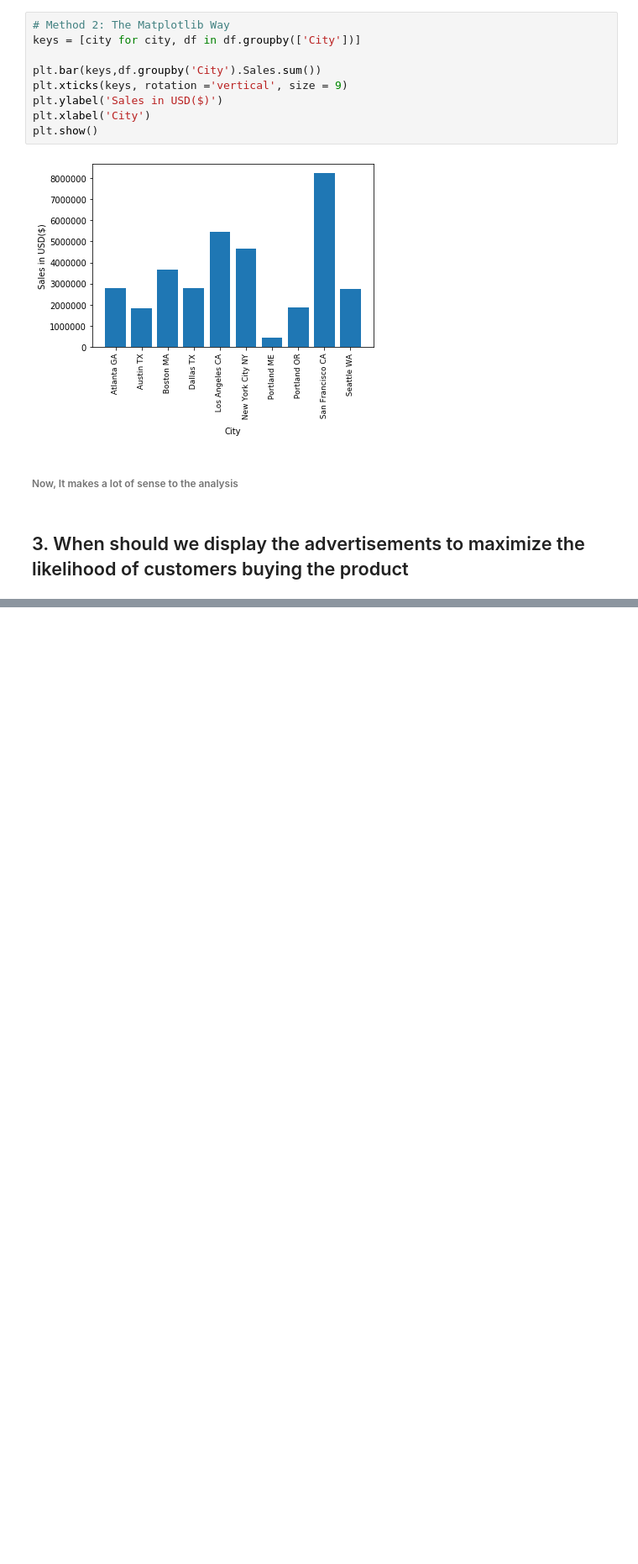
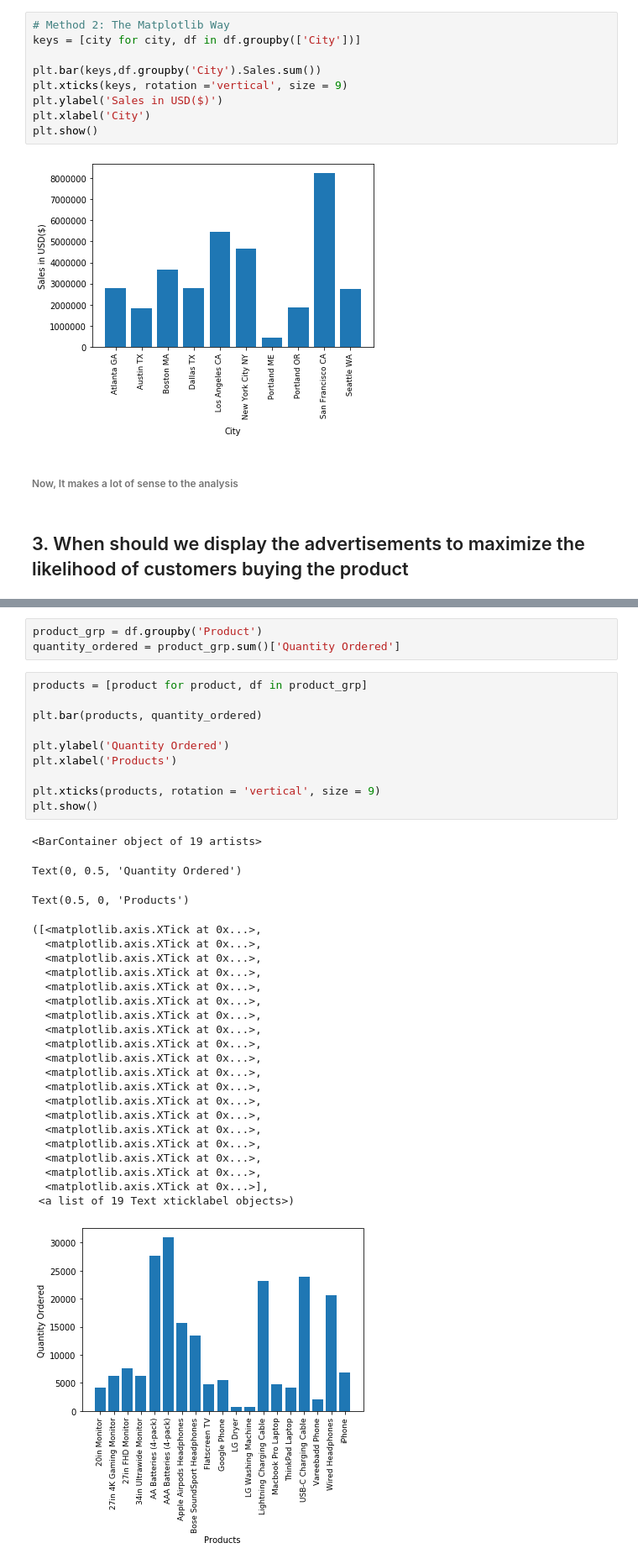
Before and after one commit to rustydigg918/Dell_Inspiron_works, a Jupyter notebook: Keith_Gali_Working_With_Real_World/Real life business problem.ipynb, the cells around one changed output, grey strips where cells are left out. Shown: that part at 84% size. Cells and saved outputs as stored; diff of their text form; blank space fills up the shorter version.

```diff
--- a/Keith_Gali_Working_With_Real_World/Real life business problem.ipynb
+++ b/Keith_Gali_Working_With_Real_World/Real life business problem.ipynb
@@ -598,0 +727,38 @@ array([<matplotlib.axes._subplots.AxesSubplot object at 0x...>],
+# %%
+product_grp = df.groupby('Product')
+quantity_ordered = product_grp.sum()['Quantity Ordered']
+# %%
+products = [product for product, df in product_grp]
+
+plt.bar(products, quantity_ordered)
+
+plt.ylabel('Quantity Ordered')
+plt.xlabel('Products')
+
+plt.xticks(products, rotation = 'vertical', size = 9)
+plt.show()
+# %% [output]
+<BarContainer object of 19 artists>
+Text(0, 0.5, 'Quantity Ordered')
+Text(0.5, 0, 'Products')
+([<matplotlib.axis.XTick at 0x...>,
+  <matplotlib.axis.XTick at 0x...>,
+  <matplotlib.axis.XTick at 0x...>,
+  <matplotlib.axis.XTick at 0x...>,
+  <matplotlib.axis.XTick at 0x...>,
+  <matplotlib.axis.XTick at 0x...>,
+  <matplotlib.axis.XTick at 0x...>,
+  <matplotlib.axis.XTick at 0x...>,
+  <matplotlib.axis.XTick at 0x...>,
+  <matplotlib.axis.XTick at 0x...>,
+  <matplotlib.axis.XTick at 0x...>,
+  <matplotlib.axis.XTick at 0x...>,
+  <matplotlib.axis.XTick at 0x...>,
+  <matplotlib.axis.XTick at 0x...>,
+  <matplotlib.axis.XTick at 0x...>,
+  <matplotlib.axis.XTick at 0x...>,
+  <matplotlib.axis.XTick at 0x...>,
+  <matplotlib.axis.XTick at 0x...>,
+  <matplotlib.axis.XTick at 0x...>],
+ <a list of 19 Text xticklabel objects>)
+[figure, added]
```
Also changed, not shown: parts of 19 cells of this notebook.
